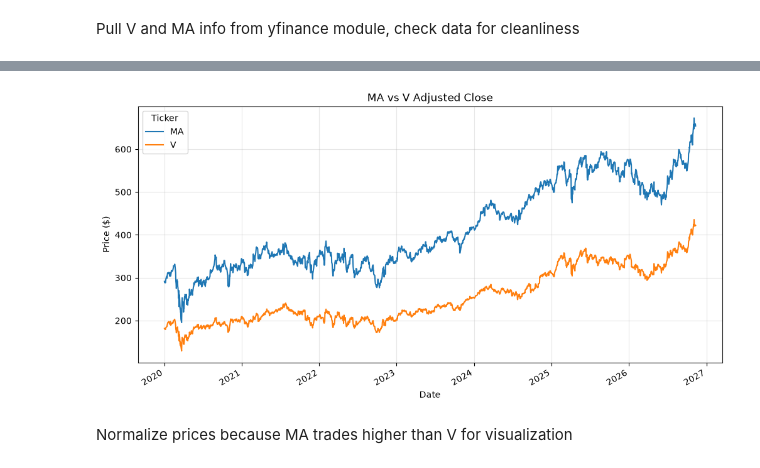
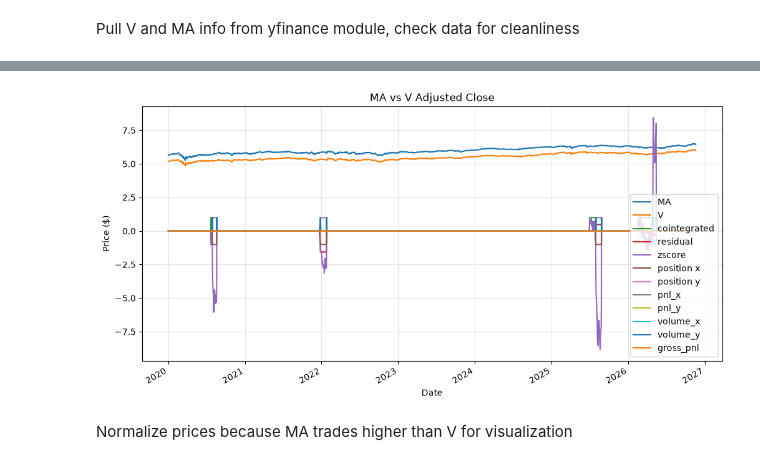
Before and after one commit to NathanAlukka/CMDA3654Project, a Jupyter notebook: project/pairs-trader.ipynb, the cells around one changed output, grey strips where cells are left out. Cells and saved outputs as stored; diff of their text form; code cells hidden in the pictures.

Commit message:
figured out the main algo / lookback

```diff
--- a/project/pairs-trader.ipynb
+++ b/project/pairs-trader.ipynb
@@ -10,8 +11,9 @@ import datetime as dt
 # %%
 LOOKBACK = 100
+STEP = 20
 ENTRY_THRESHOLD = 1.5
 EXIT_THRESHOLD = 0.5
 P_THRESHOLD = 0.05
-TRAINING_START = dt.datetime(2020-1-1)
-TEST_START = dt.datetime(2025-1-1)
-TEST_END = dt.datetime(2026-11-1)
+TRAINING_START = dt.datetime(2016,1,1)
+TEST_START = dt.datetime(2023,1,1)
+TEST_END = dt.datetime(2026,11,1)
@@ -70,0 +143,15 @@ Three DataFrames:
+# %%
+# Standardized residual is negative => y is underpriced => sell x, buy y
+# Standardized residual is positive => y is overpriced => buy x, sell y
+df.loc[df.zscore < -ENTRY_THRESHOLD, 'position y'] = 1
+df.loc[df.zscore > ENTRY_THRESHOLD, 'position y'] = -1
+df['position x'] = -df['position y']
+
+hold_y_long = df["zscore"].apply(lambda z: 1 if z <= -EXIT_THRESHOLD else 0)
+hold_y_short = df["zscore"].apply(lambda z: 1 if z >= EXIT_THRESHOLD else 0)
+
+df["position y"] = df["position y"].mask((df["position y"].shift() == -1) & (hold_y_short == 1), -1)
+df["position y"] = df["position y"].mask((df["position y"].shift() == 1) & (hold_y_long == 1), 1)
+df["position x"] = -df["position y"]
+
+display(df[df['cointegrated'] == 1])
@@ -70,0 +173,21 @@ Three DataFrames:
+# %%
+df["pnl_x"] = 0.0
+df["pnl_y"] = 0.0
+df.iloc[:-1, df.columns.get_loc("pnl_x")] = df["position x"].iloc[:-1].values * df["MA"].diff()[1:].values
+df.iloc[:-1, df.columns.get_loc("pnl_y")] = df["position y"].iloc[:-1].values * df["V"].diff()[1:].values
+
+df["volume_x"] = df["position x"].diff().abs()
+df["volume_y"] = df["position y"].diff().abs()
+
+df["gross_pnl"] = (df["pnl_x"] + df["pnl_y"])
+
+# Plot and print results
+daily_pnl = df["gross_pnl"].groupby(df.index.date).sum()
+sr = daily_pnl.mean() / daily_pnl.std() * 252**.5
+print(f"Sharpe ratio: {sr:.2f}")
+
+plt.plot(df["gross_pnl"].cumsum(), label="Gross PnL")
+plt.xlabel("Date")
+plt.ylabel("PnL (USD)")
+plt.legend()
+plt.show()
@@ -71,10 +197,10 @@ Three DataFrames:
 # %%
-prices.plot(figsize=(12, 6), title="MA vs V Adjusted Close")
+df.plot(figsize=(12, 6), title="MA vs V Adjusted Close")
 plt.ylabel("Price ($)")
 plt.grid(alpha=0.3)
 plt.show()
 # %% [output]
-[figure, old version]
+[figure, new version]
 # %% [markdown]
 Normalize prices because MA trades higher than V for visualization
 # %%
```
Also changed, not shown: parts of 15 cells of this notebook.
